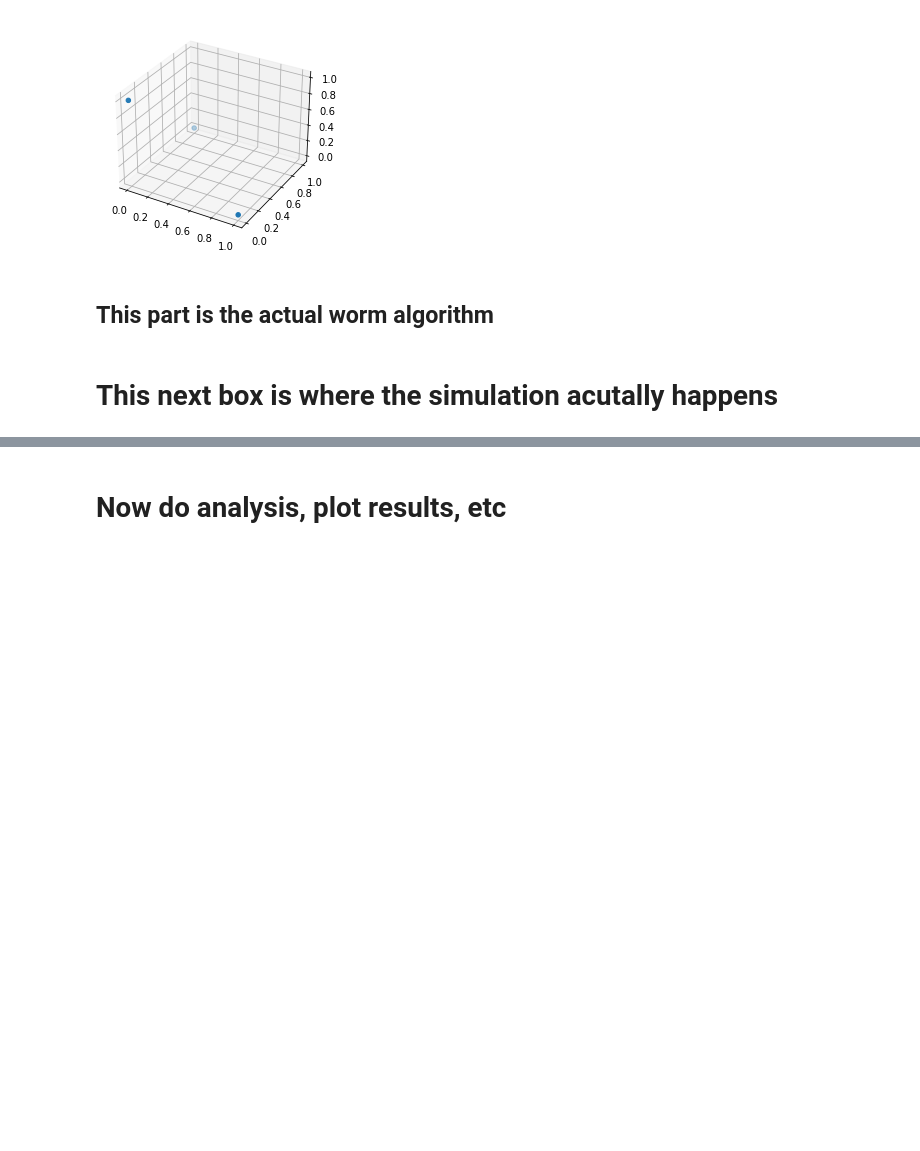
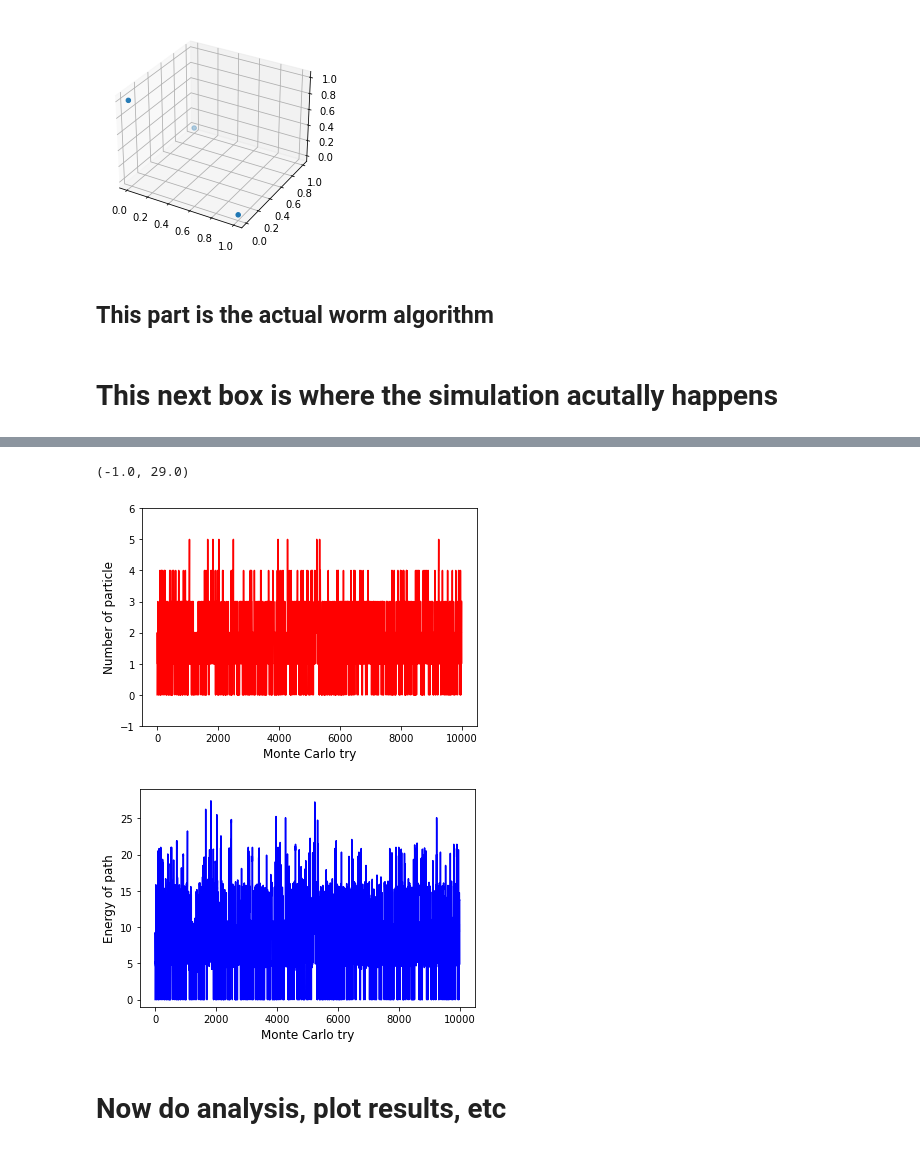
Before and after one commit to eren-guttentag/phys765_advanced_quantum, a Jupyter notebook: project1/problem2/worm_simulation.ipynb, the cells around one changed output, grey strips where cells are left out. Saved outputs shown, nothing was run; the diff lists cells and outputs as text; code cells hidden in the pictures; blank space fills up the shorter version.

```diff
--- a/project1/problem2/worm_simulation.ipynb
+++ b/project1/problem2/worm_simulation.ipynb
@@ -348,2 +409,21 @@ _plt.ylim([-1, 25])
+# %%
+Monte_Carlo_try = range(num_trials)
+emax = max(es)
+nmax = max(ns)
+_plt.rcParams['figure.facecolor'] = 'white'
+_plt.plot(Monte_Carlo_try, ns, 'r')
+_plt.xlabel('Monte Carlo try', fontsize = 12)
+_plt.ylabel('Number of particle', fontsize = 12)
+_plt.ylim([-1, _np.ceil(nmax*1.1)])
+
+_plt.figure()
+_plt.plot(Monte_Carlo_try, es, 'b')
+_plt.xlabel('Monte Carlo try', fontsize = 12)
+_plt.ylabel('Energy of path', fontsize = 12)
+_plt.ylim([-1, _np.ceil(emax*1.04)])
+# %% [output]
+(-1.0, 29.0)
+[figure, added]
+[figure, added]
 # %% [markdown]
 # Now do analysis, plot results, etc
```
Also changed, not shown: parts of 7 cells of this notebook, 2 other files.
